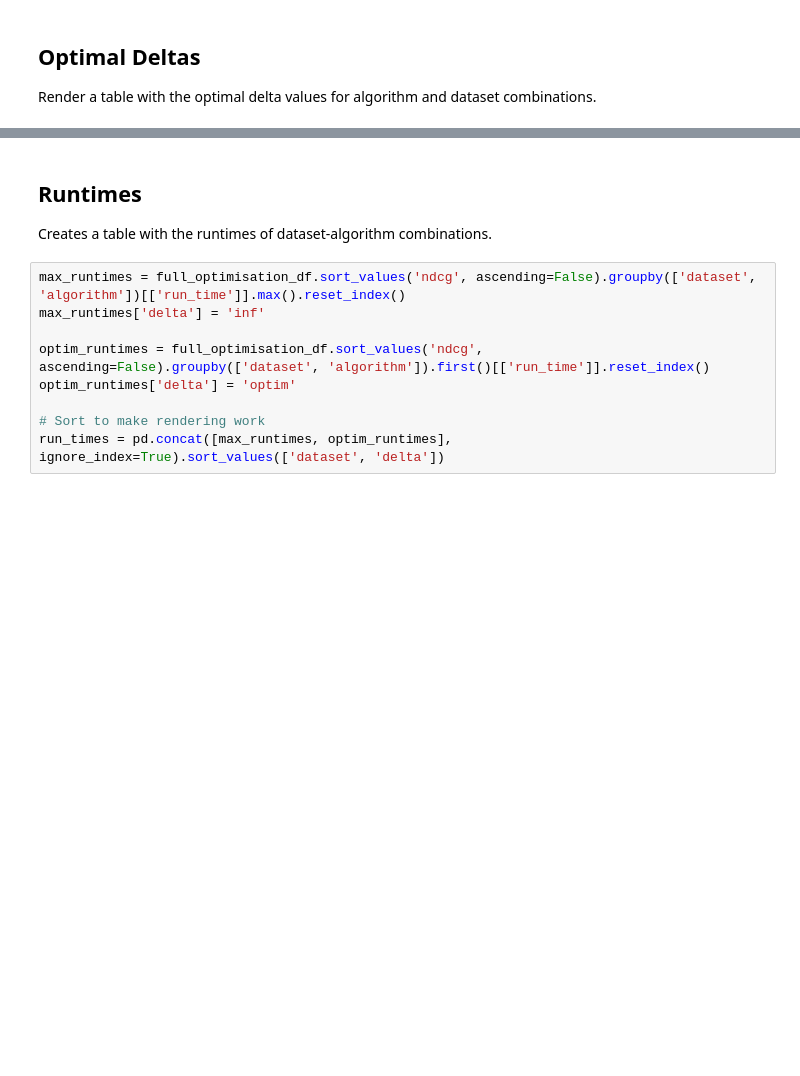
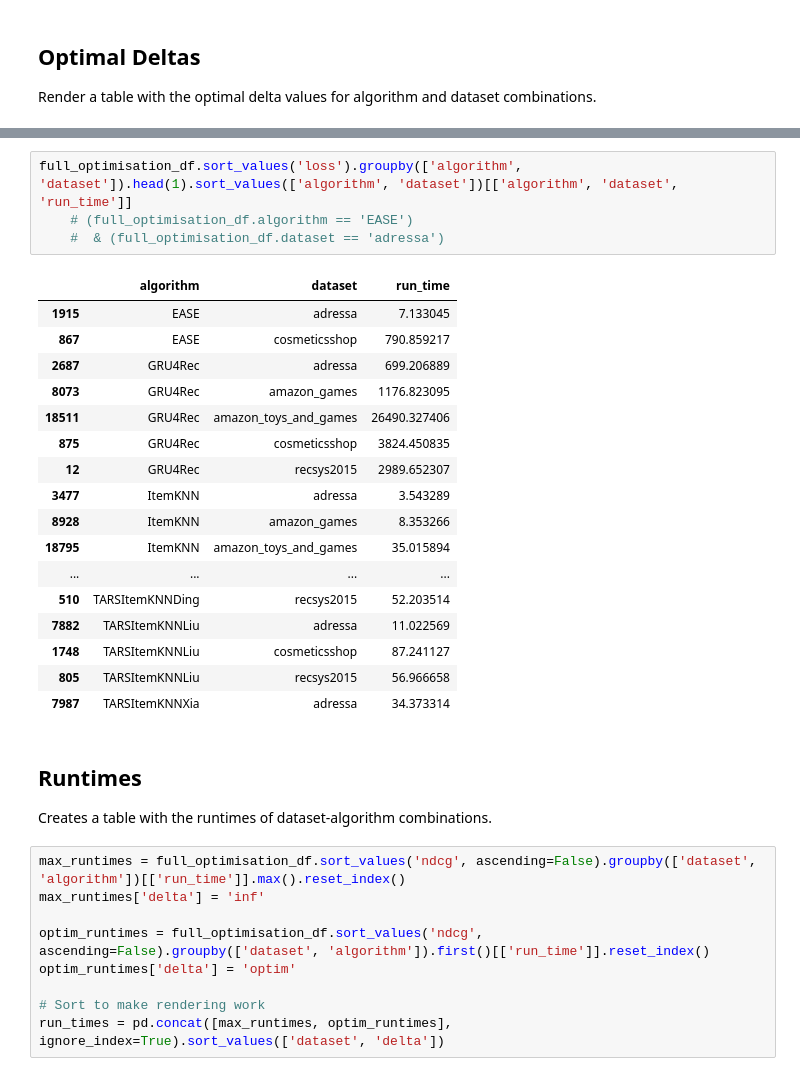
Before and after one commit to verachtertr/short-intent, a Jupyter notebook: Results.ipynb, the cells around one changed output, grey strips where cells are left out. Drawn from its saved outputs; the diff is of its cells as text; blank space fills up the shorter version.

```diff
--- a/Results.ipynb
+++ b/Results.ipynb
@@ -225,3 +260,25 @@ render_delta_table(optimal_deltas)
+# %%
+full_optimisation_df.sort_values('loss').groupby(['algorithm', 'dataset']).head(1).sort_values(['algorithm', 'dataset'])[['algorithm', 'dataset', 'run_time']]
+    # (full_optimisation_df.algorithm == 'EASE')
+    #  & (full_optimisation_df.dataset == 'adressa')
+# %% [output]
+|  | algorithm | dataset | run_time |
+| 1915 | EASE | adressa | 7.133045 |
+| 867 | EASE | cosmeticsshop | 790.859217 |
+| 2687 | GRU4Rec | adressa | 699.206889 |
+| 8073 | GRU4Rec | amazon_games | 1176.823095 |
+| 18511 | GRU4Rec | amazon_toys_and_games | 26490.327406 |
+| 875 | GRU4Rec | cosmeticsshop | 3824.450835 |
+| 12 | GRU4Rec | recsys2015 | 2989.652307 |
+| 3477 | ItemKNN | adressa | 3.543289 |
+| 8928 | ItemKNN | amazon_games | 8.353266 |
+| 18795 | ItemKNN | amazon_toys_and_games | 35.015894 |
+| ... | ... | ... | ... |
+| 510 | TARSItemKNNDing | recsys2015 | 52.203514 |
+| 7882 | TARSItemKNNLiu | adressa | 11.022569 |
+| 1748 | TARSItemKNNLiu | cosmeticsshop | 87.241127 |
+| 805 | TARSItemKNNLiu | recsys2015 | 56.966658 |
+| 7987 | TARSItemKNNXia | adressa | 34.373314 |
 # %% [markdown]
 ## Runtimes
 Creates a table with the runtimes of dataset-algorithm combinations.
```
Also changed, not shown: parts of 5 cells of this notebook.
